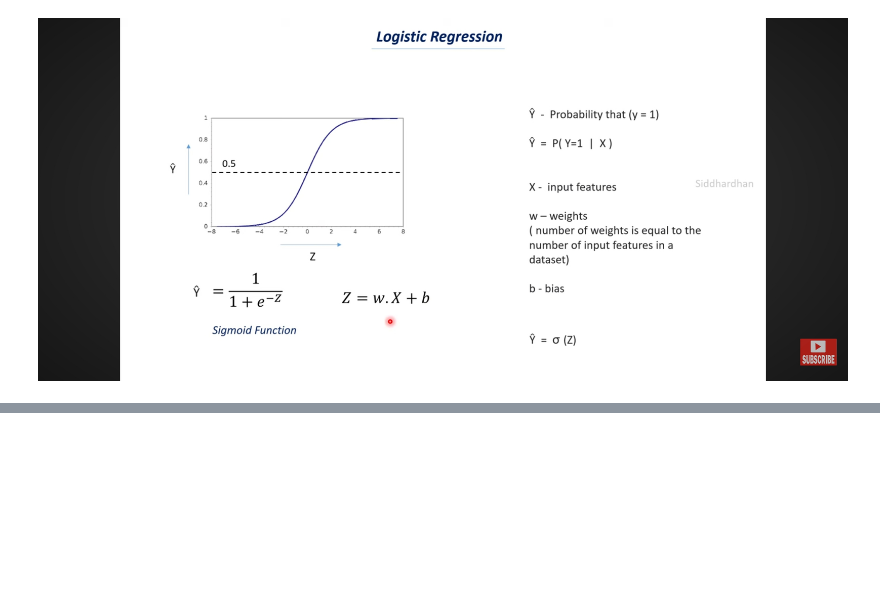
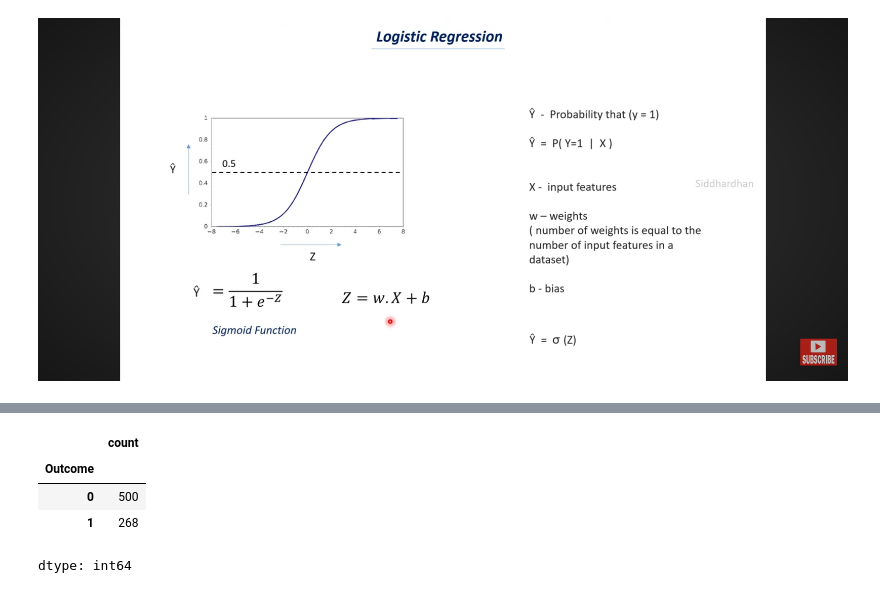
Before and after one commit to Vaishnavi943/Build-ML-Model-from-scratch, a Jupyter notebook: Building_Logistic_regression_from_scratch.ipynb, the cells around one changed output, grey strips where cells are left out. Cells and saved outputs as stored; diff of their text form; code cells hidden in the pictures; blank space fills up the shorter version.

```diff
--- a/Building_Logistic_regression_from_scratch.ipynb
+++ b/Building_Logistic_regression_from_scratch.ipynb
@@ -14,0 +93,8 @@ Uses Sigmoid function
+# %%
+dataset['Outcome'].value_counts()
+# %% [output]
+|  | count |
+| Outcome |  |
+| 0 | 500 |
+| 1 | 268 |
+dtype: int64
```
Also changed, not shown: parts of 29 cells of this notebook.
